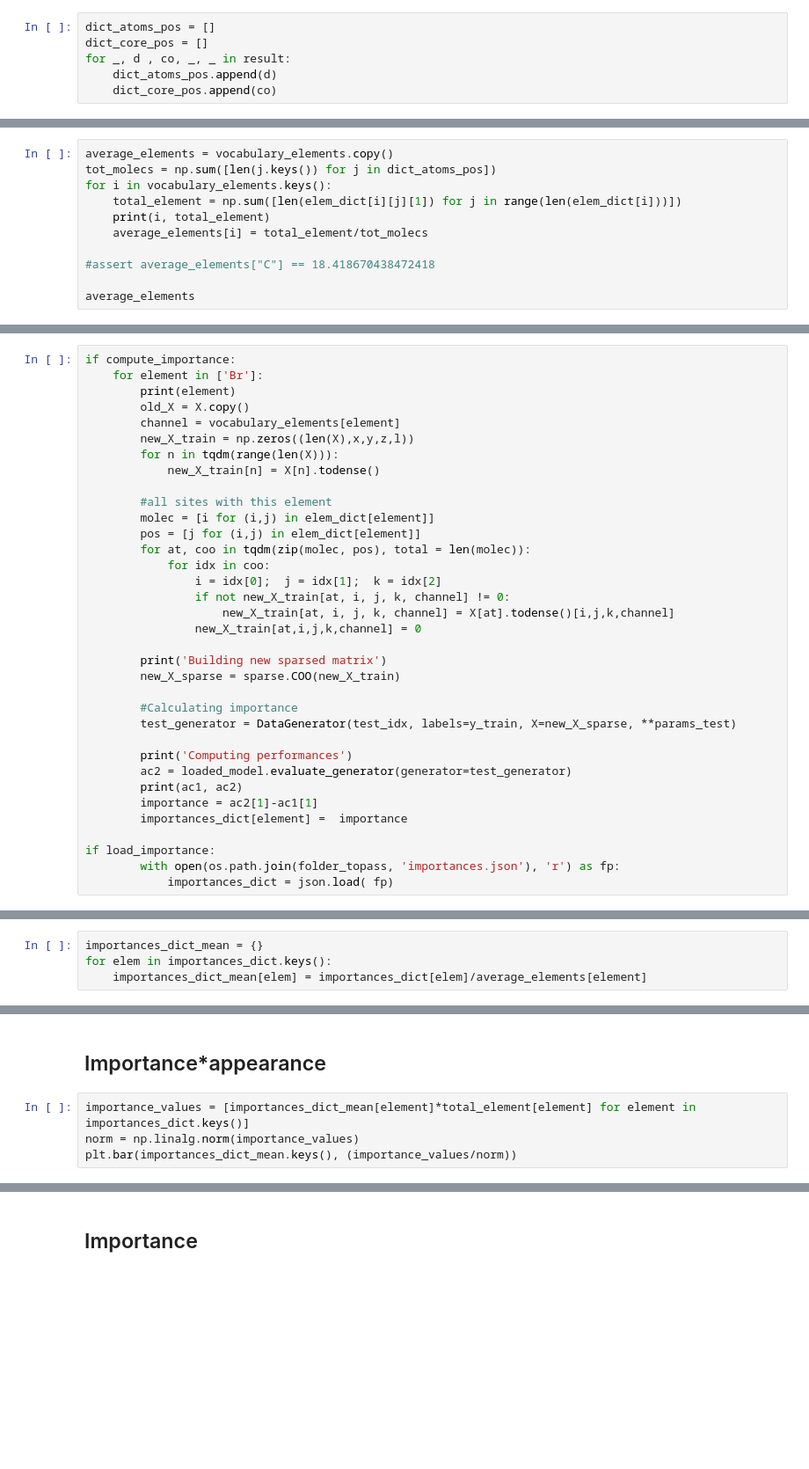
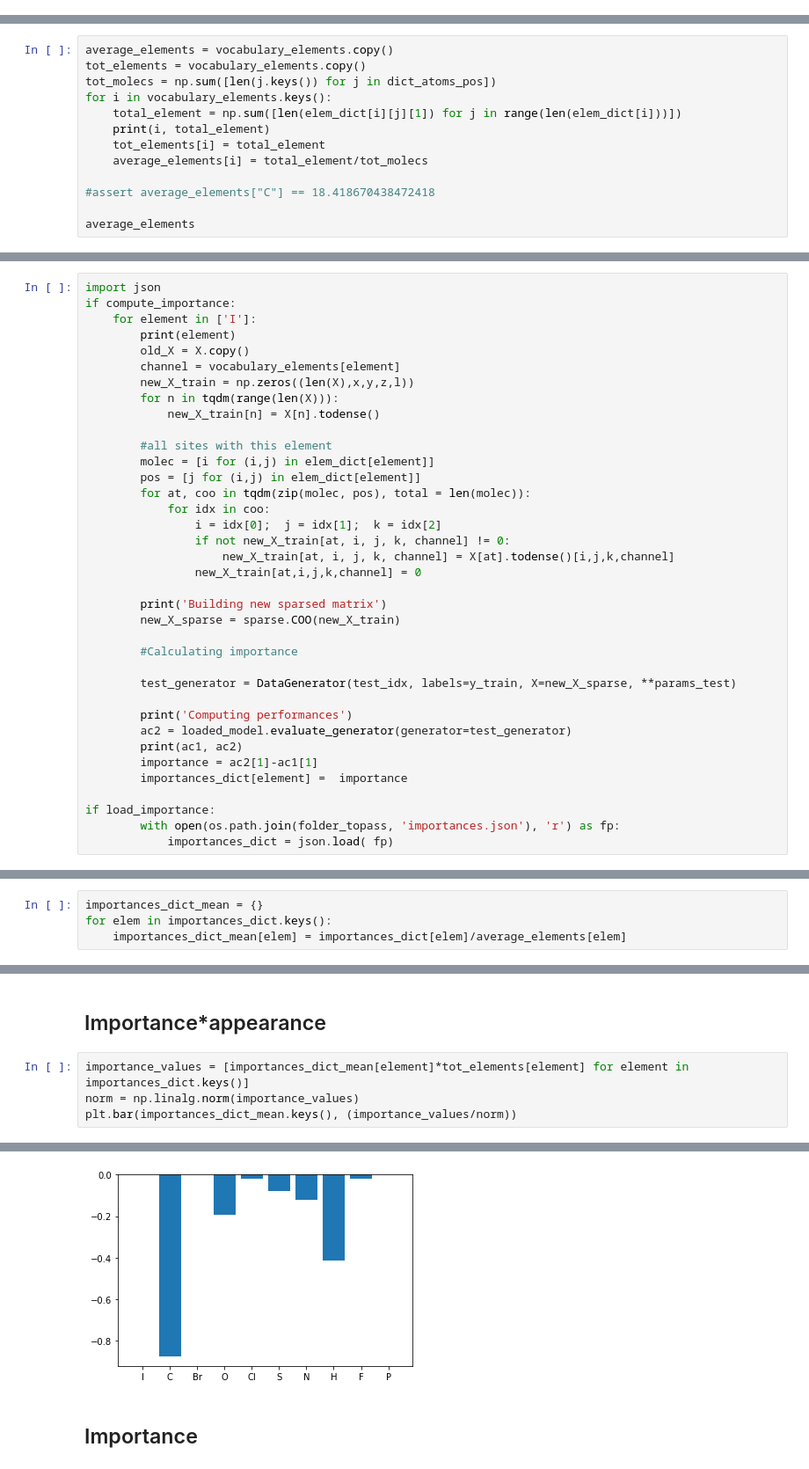
Before and after one commit to nostrumbiodiscovery/modtox, a Jupyter notebook: modtox/structural_alert/restart_version.ipynb, the cells around one changed output, grey strips where cells are left out. Shown at 88% size. Cells and saved outputs as stored; diff of their text form; blank space fills up the shorter version.

```diff
--- a/modtox/structural_alert/restart_version.ipynb
+++ b/modtox/structural_alert/restart_version.ipynb
@@ -812,12 +1046,6 @@ conf matrix [[603   8]
 ## All elements
 # %% [markdown]
 Count the average of how many times an atom show up in the structure
-# %%
-dict_atoms_pos = []
-dict_core_pos = []
-for _, d , co, _, _ in result:
-    dict_atoms_pos.append(d)
-    dict_core_pos.append(co)
 # %% [markdown]
 Assigning positions of each element in vocabulary
 # %%
@@ -863,10 +1091,12 @@ len(elem_dict['H'][11][1])
 Average number of each element per molecule
 # %%
 average_elements = vocabulary_elements.copy()
+tot_elements = vocabulary_elements.copy()
 tot_molecs = np.sum([len(j.keys()) for j in dict_atoms_pos])
 for i in vocabulary_elements.keys():
     total_element = np.sum([len(elem_dict[i][j][1]) for j in range(len(elem_dict[i]))])
     print(i, total_element)
+    tot_elements[i] = total_element
     average_elements[i] = total_element/tot_molecs
 
 #assert average_elements["C"] == 18.418670438472418
@@ -899,8 +1131,9 @@ Computing the "mean" importance of each element
 compute_importance = False
 load_importance = True
 # %%
+import json
 if compute_importance:
-    for element in ['Br']:
+    for element in ['I']:
         print(element)
         old_X = X.copy()
         channel = vocabulary_elements[element]
@@ -922,6 +1155,7 @@ if compute_importance:
         new_X_sparse = sparse.COO(new_X_train)
 
         #Calculating importance
+
         test_generator = DataGenerator(test_idx, labels=y_train, X=new_X_sparse, **params_test)
 
         print('Computing performances')
@@ -958,4 +1198,4 @@ importances_dict
 # %%
 importances_dict_mean = {}
 for elem in importances_dict.keys():
-    importances_dict_mean[elem] = importances_dict[elem]/average_elements[element]
+    importances_dict_mean[elem] = importances_dict[elem]/average_elements[elem]
@@ -962,6 +1215,7 @@ for elem in importances_dict.keys():
 # %% [markdown]
 ## Importance*appearance
 # %%
-importance_values = [importances_dict_mean[element]*total_element[element] for element in importances_dict.keys()]
+importance_values = [importances_dict_mean[element]*tot_elements[element] for element in importances_dict.keys()]
 norm = np.linalg.norm(importance_values)
 plt.bar(importances_dict_mean.keys(), (importance_values/norm))
+# %% [output]
@@ -968,2 +1223,3 @@ plt.bar(importances_dict_mean.keys(), (importance_values/norm))
+[figure, added]
 # %% [markdown]
 ## Importance
```
Also changed, not shown: parts of 54 cells of this notebook.
